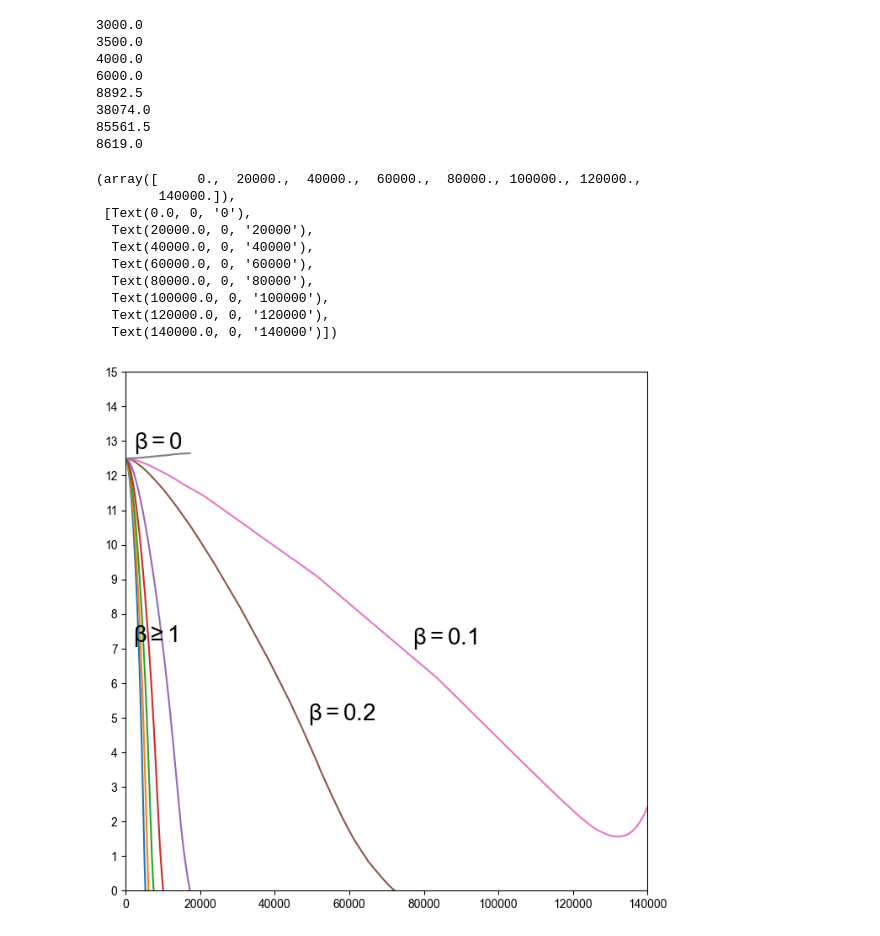
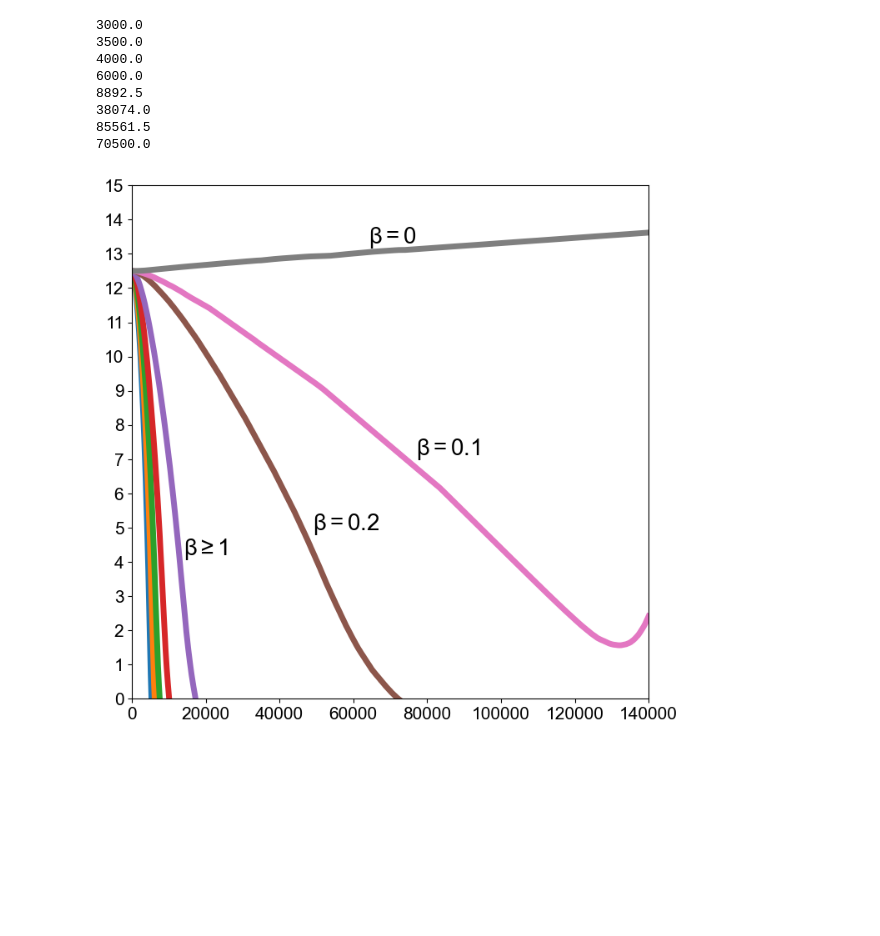
Before and after one commit to shingotabuchi/LbmSwimmer2D, a Jupyter notebook: Assets/Scripts/python/main.ipynb, the cells around one changed output. Cells and saved outputs as stored; diff of their text form; code cells hidden in the pictures; blank space fills up the shorter version.

```diff
--- a/Assets/Scripts/python/main.ipynb
+++ b/Assets/Scripts/python/main.ipynb
@@ -343,50 +433,45 @@ print(ax.get_xlim())
 import matplotlib.ticker as ticker
 path = "2023/00/02/"
 betas = ["5","4","3","2","1","0","0","0"]
-r'$\mathrm{v}/\mathrm{v}_{\mathrm{max}}$'
+
+line_colors = ['#1f77b4', '#ff7f0e', '#2ca02c', '#d62728', '#9467bd', '#8c564b', '#e377c2', '#7f7f7f']
 labels = [r"$\beta = 5$",r"$\beta = 4$",r"$\beta = 3$",r"$\beta = 2$",r"$\beta = 1$",r"$\beta = 0.2$",r"$\beta = 0.1$",r"$\beta = 0$"]
-times = [5999,6999,7999,11999,17784,76148,171123,17237]
+times = [5999,6999,7999,11999,17784,76148,171123,140999]
 labelHeight = [-1,-1,-1,-1,-1,-2,1,0]
 labelTimeOffset = [0,0,0,0,0,20000,0,0]
+# line_styles = ['-', '--', '-.', ':', (0, (3, 1, 1, 1)), (0, (1, 2)), (0, (5, 1)), (0, (1,))]
+
 index = 0
 for b in betas:
     td = np.loadtxt(path + "timeanddist" + betas[index] + "_" + str(times[index]) + ".txt")
     td -= 10
-    plt.plot(td, label=labels[index])
+    # plt.plot(td, label=labels[index],linewidth = 5,color = line_colors[index],linestyle=line_styles[index])
+    plt.plot(td, label=labels[index],linewidth = 5,color = line_colors[index])
     midtdIndex = len(td)/2
     print(midtdIndex)
     if labelHeight[index] != -1:
         plt.text(times[index]/2 + labelTimeOffset[index], td[int(midtdIndex)]+ labelHeight[index] , labels[index], fontsize=20, ha='center', va='bottom')
     index += 1
 
-plt.text(8000, 7, r"$\beta \geq 1$", fontsize=20, ha='center', va='bottom')
+plt.text(20000, 4, r"$\beta \geq 1$", fontsize=20, ha='center', va='bottom')
 
 plt.ylim(bottom = 0,top = 15)
 ax = plt.gca()
 ax.yaxis.set_major_locator(ticker.MultipleLocator(1))
 plt.xlim(left = 0,right = 140000)
-plt.yticks(fontname = "Arial")
-plt.xticks(fontname = "Arial")
-ax.set_xlabel("x [lattice units]",fontsize=fontsize,**hfont)
-
+plt.yticks(fontname = "Arial",fontsize = 15)
+plt.xticks(fontname = "Arial",fontsize = 15)
+# plt.ylabel("particle distance [lattice units]",fontsize=20,**hfont)
+# plt.xlabel("elapsed time [timesteps]",fontsize=20,**hfont)
+plt.savefig('C:\coolbeans\largebetas.png', dpi=600,bbox_inches='tight')
 plt.show()
 # %% [output]
 3000.0
 3500.0
 4000.0
 6000.0
 8892.5
 38074.0
 85561.5
-8619.0
+70500.0
-(array([     0.,  20000.,  40000.,  60000.,  80000., 100000., 120000.,
-        140000.]),
- [Text(0.0, 0, '0'),
-  Text(20000.0, 0, '20000'),
-  Text(40000.0, 0, '40000'),
-  Text(60000.0, 0, '60000'),
-  Text(80000.0, 0, '80000'),
-  Text(100000.0, 0, '100000'),
-  Text(120000.0, 0, '120000'),
-  Text(140000.0, 0, '140000')])
-[figure, old version]
+[figure, new version]
```
Also changed, not shown: parts of 6 cells of this notebook, 48 other files.
